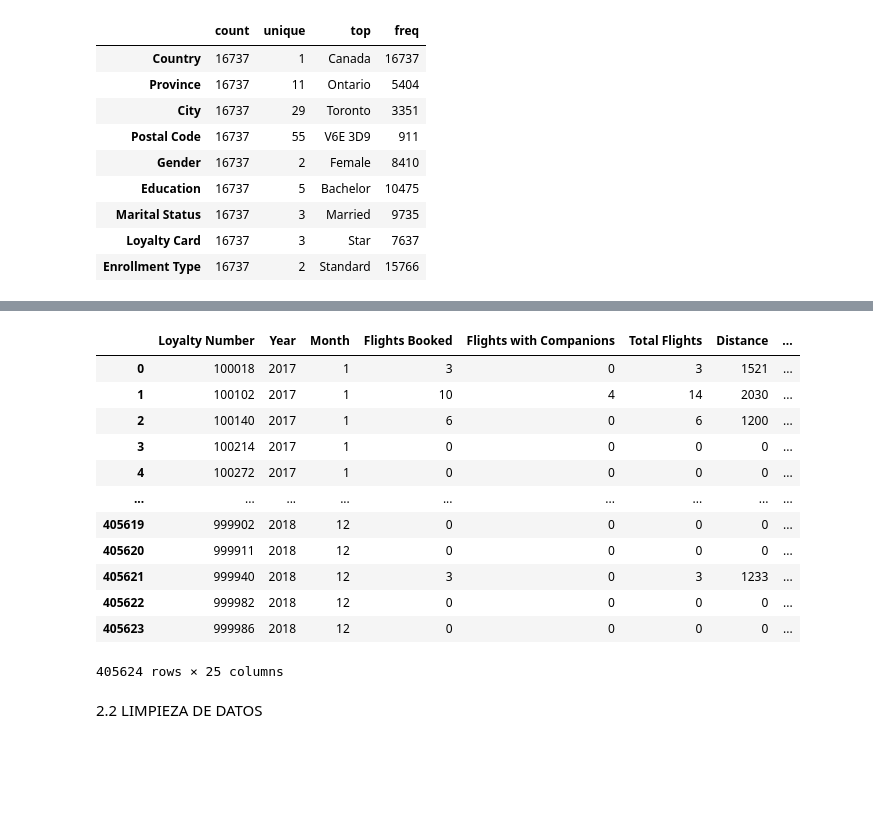
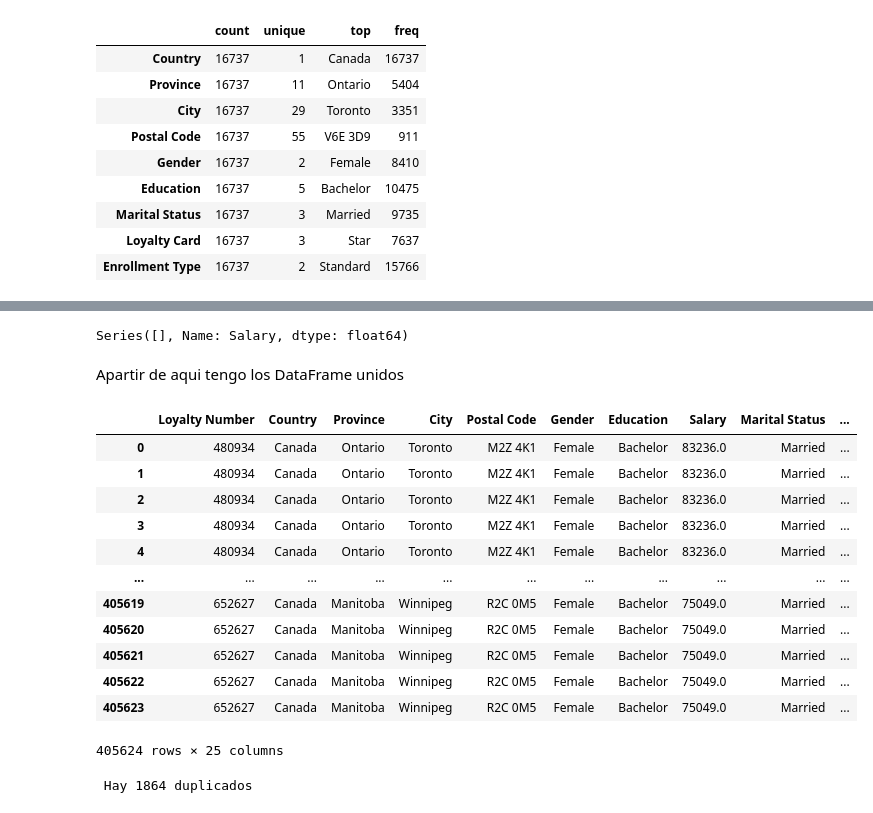
Before and after one commit to Adalab/bda-modulo-3-evaluacion-final-mivisu, a Jupyter notebook: examen_final_mod3.ipynb, the cells around one changed output, grey strips where cells are left out. Cells and saved outputs as stored; diff of their text form; code cells hidden in the pictures; blank space fills up the shorter version.

```diff
--- a/examen_final_mod3.ipynb
+++ b/examen_final_mod3.ipynb
@@ -283,23 +400,38 @@ df_loyalty.describe(include=['object']).T
+# %%
+#convierto los valores negativos a positivos de la columna salary, usando el metodo np.where() que me permite convertir un array de salarios en positivos.
+df_loyalty['Salary'] = np.where(df_loyalty['Salary'] < 0, -df_loyalty['Salary'], df_loyalty['Salary'])
+# %%
+#compruebo que se haya modificado el valor a positivo de la columna salary y observo que efectivamente ya no hay valores negativos.
+df_loyalty.loc[df_loyalty['Salary'] < 0, 'Salary']
+# %% [output]
+Series([], Name: Salary, dtype: float64)
+# %% [markdown]
+Apartir de aqui tengo los DataFrame unidos
 # %%
 # Decido unir los datos mediante Loyalty number que es la columna en comun
-# Escogemos el tipo de unión de INNER JOIN.
+# uso el parametro how para determinar el tipo de union en este caso escogemos tipo de unión de INNER JOIN-
 
-df_final = pd.merge(df_flight, df_loyalty, on="Loyalty Number", how="inner")
+df_unido = df_loyalty.merge(df_flight, on=["Loyalty Number"], how="inner")
-# %%
-df_final
-# %% [output]
-|  | Loyalty Number | Year | Month | Flights Booked | Flights with Companions | Total Flights | Distance | ... |
-| 0 | 100018 | 2017 | 1 | 3 | 0 | 3 | 1521 | ... |
-| 1 | 100102 | 2017 | 1 | 10 | 4 | 14 | 2030 | ... |
-| 2 | 100140 | 2017 | 1 | 6 | 0 | 6 | 1200 | ... |
-| 3 | 100214 | 2017 | 1 | 0 | 0 | 0 | 0 | ... |
-| 4 | 100272 | 2017 | 1 | 0 | 0 | 0 | 0 | ... |
-| ... | ... | ... | ... | ... | ... | ... | ... | ... |
-| 405619 | 999902 | 2018 | 12 | 0 | 0 | 0 | 0 | ... |
-| 405620 | 999911 | 2018 | 12 | 0 | 0 | 0 | 0 | ... |
-| 405621 | 999940 | 2018 | 12 | 3 | 0 | 3 | 1233 | ... |
-| 405622 | 999982 | 2018 | 12 | 0 | 0 | 0 | 0 | ... |
-| 405623 | 999986 | 2018 | 12 | 0 | 0 | 0 | 0 | ... |
-405624 rows × 25 columns
-# %% [markdown]
-2.2 LIMPIEZA DE DATOS
+# %%
+#compruebo que se haya unido los Csv correctamente
+df_unido
+# %% [output]
+|  | Loyalty Number | Country | Province | City | Postal Code | Gender | Education | Salary | Marital Status | ... |
+| 0 | 480934 | Canada | Ontario | Toronto | M2Z 4K1 | Female | Bachelor | 83236.0 | Married | ... |
+| 1 | 480934 | Canada | Ontario | Toronto | M2Z 4K1 | Female | Bachelor | 83236.0 | Married | ... |
+| 2 | 480934 | Canada | Ontario | Toronto | M2Z 4K1 | Female | Bachelor | 83236.0 | Married | ... |
+| 3 | 480934 | Canada | Ontario | Toronto | M2Z 4K1 | Female | Bachelor | 83236.0 | Married | ... |
+| 4 | 480934 | Canada | Ontario | Toronto | M2Z 4K1 | Female | Bachelor | 83236.0 | Married | ... |
+| ... | ... | ... | ... | ... | ... | ... | ... | ... | ... | ... |
+| 405619 | 652627 | Canada | Manitoba | Winnipeg | R2C 0M5 | Female | Bachelor | 75049.0 | Married | ... |
+| 405620 | 652627 | Canada | Manitoba | Winnipeg | R2C 0M5 | Female | Bachelor | 75049.0 | Married | ... |
+| 405621 | 652627 | Canada | Manitoba | Winnipeg | R2C 0M5 | Female | Bachelor | 75049.0 | Married | ... |
+| 405622 | 652627 | Canada | Manitoba | Winnipeg | R2C 0M5 | Female | Bachelor | 75049.0 | Married | ... |
+| 405623 | 652627 | Canada | Manitoba | Winnipeg | R2C 0M5 | Female | Bachelor | 75049.0 | Married | ... |
+405624 rows × 25 columns
+# %%
+#observo cuantos duplicados hay uniendo los DataFrame
+df_unido.duplicated().sum().item()
+print(f" Hay {df_unido.duplicated().sum().item()} duplicados")
+# %% [output]
+ Hay 1864 duplicados
```
Also changed, not shown: parts of 57 cells of this notebook, 4 other files.
